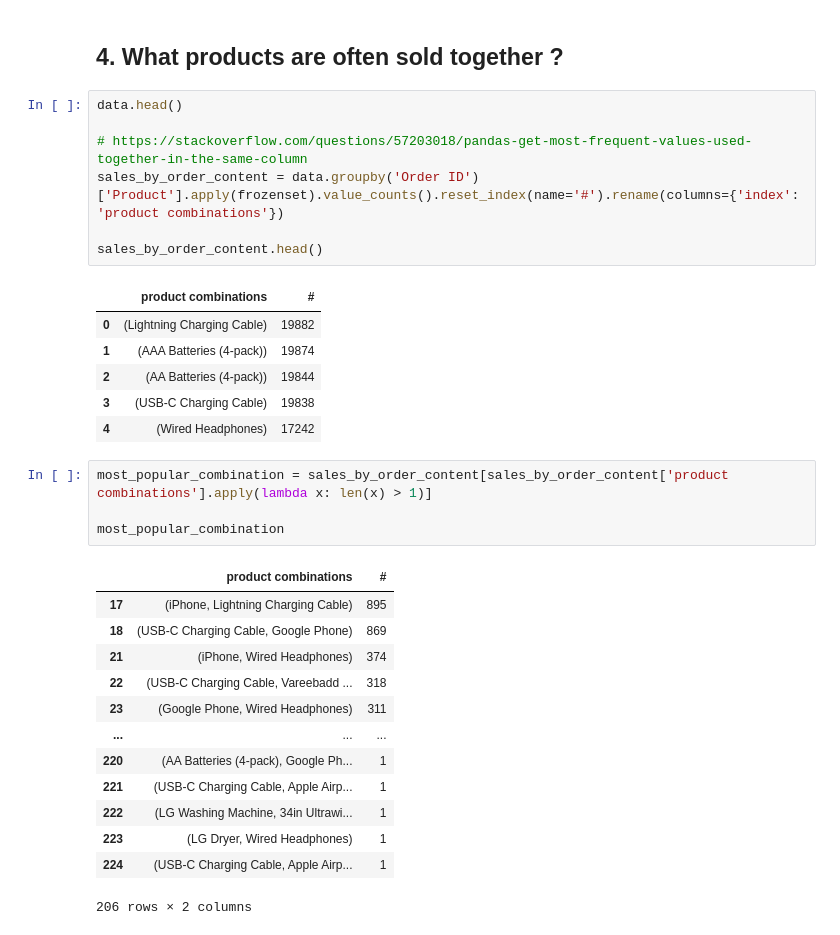
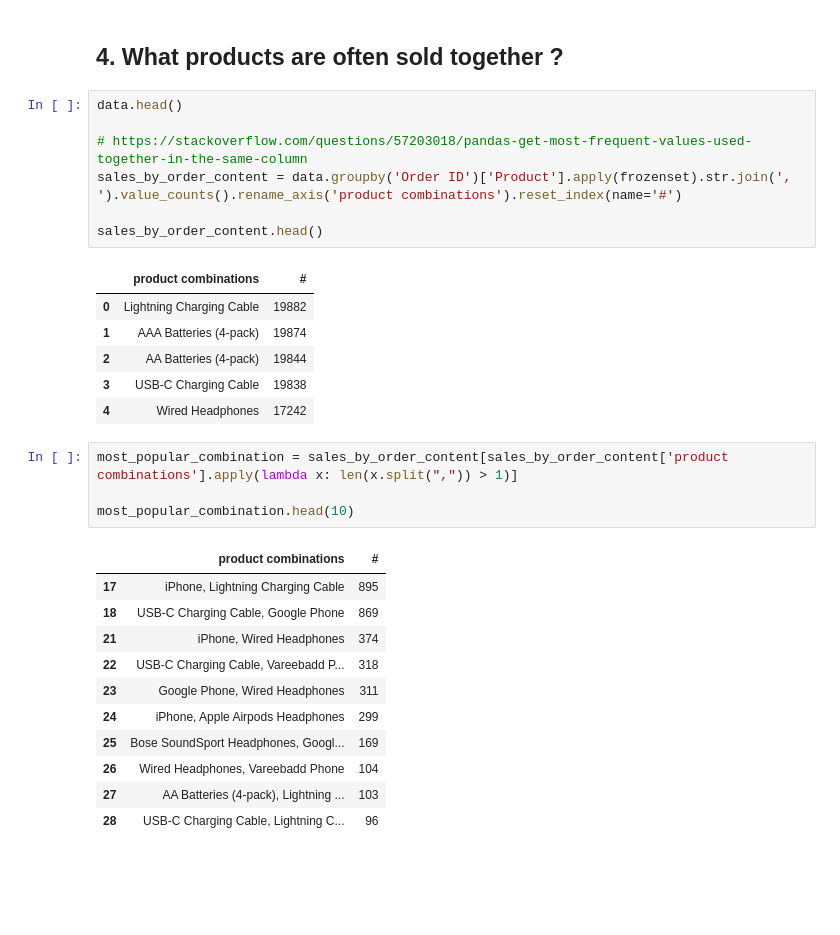
Before and after one commit to web-Nuo/Pandas-Data-Science-Tasks, a Jupyter notebook: my_version.ipynb, the cells around one changed output. Cells and saved outputs as stored; diff of their text form; blank space fills up the shorter version.

Commit message:
refactor product combinations data type from set to
    * src: https://stackoverflow.com/questions/57203018/pandas-get-most-frequent-values-used-together-in-the-same-column

```diff
--- a/my_version.ipynb
+++ b/my_version.ipynb
@@ -285,31 +285,29 @@ Since I'm an OOH specialist, I'd recommend placing ads right before peak buying
 data.head()
 
 # https://stackoverflow.com/questions/57203018/pandas-get-most-frequent-values-used-together-in-the-same-column
-sales_by_order_content = data.groupby('Order ID')['Product'].apply(frozenset).value_counts().reset_index(name='#').rename(columns={'index': 'product combinations'})
+sales_by_order_content = data.groupby('Order ID')['Product'].apply(frozenset).str.join(', ').value_counts().rename_axis('product combinations').reset_index(name='#')
 
 sales_by_order_content.head()
 # %% [output]
 |  | product combinations | # |
-| 0 | (Lightning Charging Cable) | 19882 |
-| 1 | (AAA Batteries (4-pack)) | 19874 |
-| 2 | (AA Batteries (4-pack)) | 19844 |
-| 3 | (USB-C Charging Cable) | 19838 |
-| 4 | (Wired Headphones) | 17242 |
+| 0 | Lightning Charging Cable | 19882 |
+| 1 | AAA Batteries (4-pack) | 19874 |
+| 2 | AA Batteries (4-pack) | 19844 |
+| 3 | USB-C Charging Cable | 19838 |
+| 4 | Wired Headphones | 17242 |
 # %%
-most_popular_combination = sales_by_order_content[sales_by_order_content['product combinations'].apply(lambda x: len(x) > 1)]
+most_popular_combination = sales_by_order_content[sales_by_order_content['product combinations'].apply(lambda x: len(x.split(",")) > 1)]
 
-most_popular_combination
+most_popular_combination.head(10)
 # %% [output]
 |  | product combinations | # |
-| 17 | (iPhone, Lightning Charging Cable) | 895 |
-| 18 | (USB-C Charging Cable, Google Phone) | 869 |
-| 21 | (iPhone, Wired Headphones) | 374 |
-| 22 | (USB-C Charging Cable, Vareebadd ... | 318 |
-| 23 | (Google Phone, Wired Headphones) | 311 |
-| ... | ... | ... |
-| 220 | (AA Batteries (4-pack), Google Ph... | 1 |
-| 221 | (USB-C Charging Cable, Apple Airp... | 1 |
-| 222 | (LG Washing Machine, 34in Ultrawi... | 1 |
-| 223 | (LG Dryer, Wired Headphones) | 1 |
-| 224 | (USB-C Charging Cable, Apple Airp... | 1 |
+| 17 | iPhone, Lightning Charging Cable | 895 |
+| 18 | USB-C Charging Cable, Google Phone | 869 |
+| 21 | iPhone, Wired Headphones | 374 |
+| 22 | USB-C Charging Cable, Vareebadd P... | 318 |
+| 23 | Google Phone, Wired Headphones | 311 |
+| 24 | iPhone, Apple Airpods Headphones | 299 |
+| 25 | Bose SoundSport Headphones, Googl... | 169 |
+| 26 | Wired Headphones, Vareebadd Phone | 104 |
+| 27 | AA Batteries (4-pack), Lightning ... | 103 |
+| 28 | USB-C Charging Cable, Lightning C... | 96 |
-206 rows × 2 columns
```
Also changed, not shown: parts of 1 cell of this notebook.
